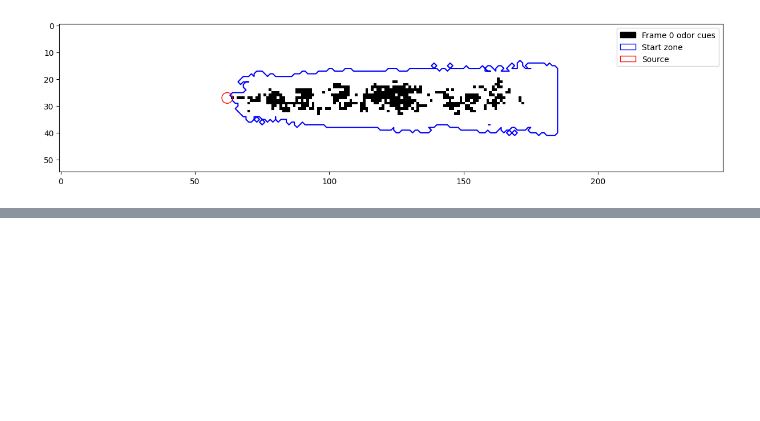
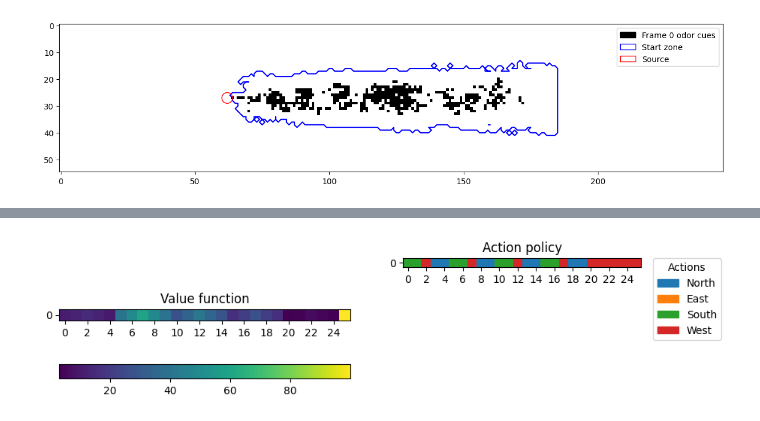
Before and after one commit to PimLb/olfactory-navigation, a Jupyter notebook: experiments/pomdp_agent_simplified_model.ipynb, the cells around one changed output, grey strips where cells are left out. Saved outputs shown, nothing was run; the diff lists cells and outputs as text; code cells hidden in the pictures; blank space fills up the shorter version.

```diff
--- a/experiments/pomdp_agent_simplified_model.ipynb
+++ b/experiments/pomdp_agent_simplified_model.ipynb
@@ -54 +55,4 @@ Summary of Point Based Value Iteration run
   - Pruning function took on average 0.0000s and yielded on average prunings of 0.00 alpha vectors per iteration.
+# %%
+ag.value_function.plot()
+# %% [output]
@@ -55,3 +60,4 @@ Summary of Point Based Value Iteration run
+[figure, added]
 # %%
 hist = run_all_starts_test(ag, use_gpu=True)
 # %% [output]
```
Also changed, not shown: parts of 10 cells of this notebook, 4 other files.
